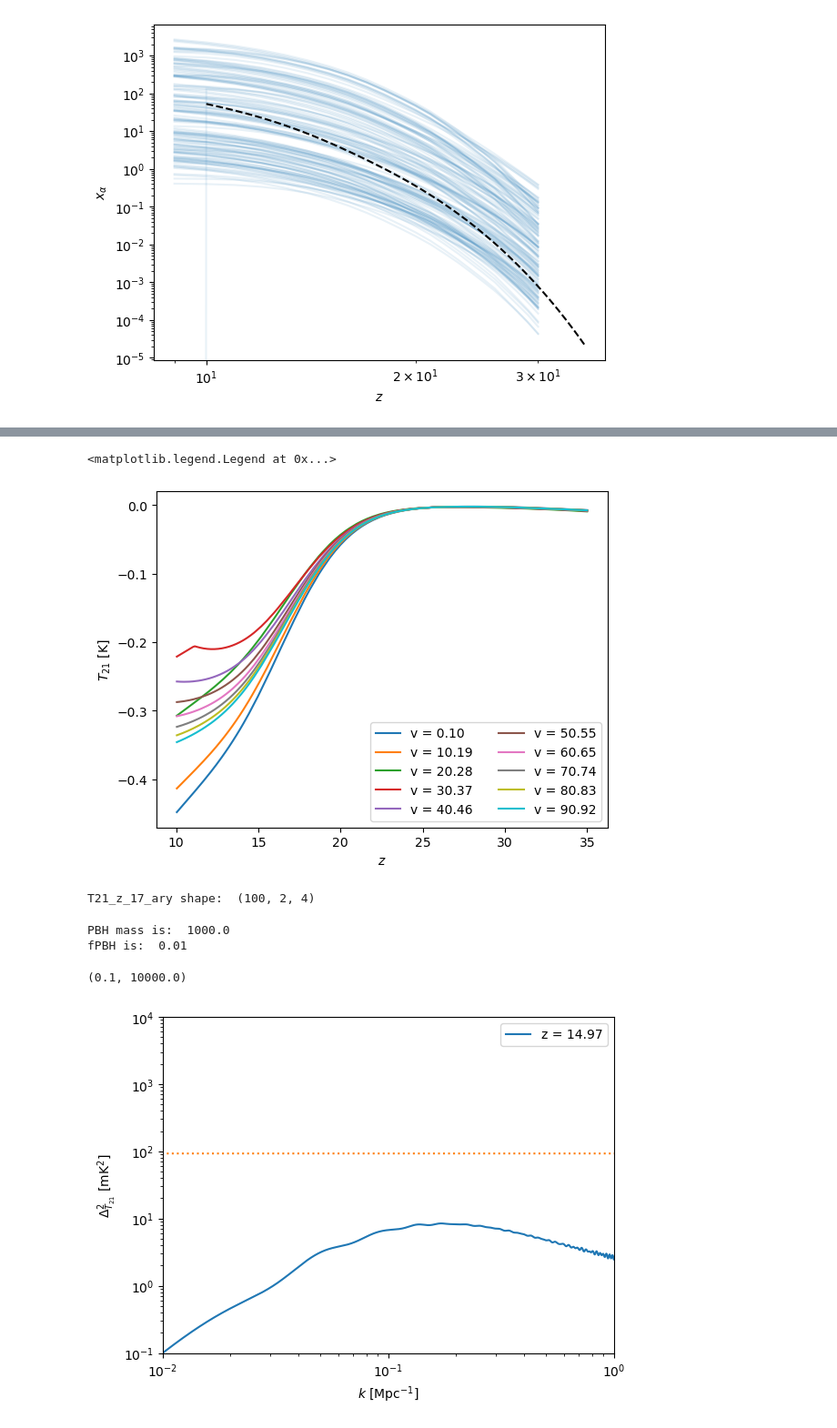
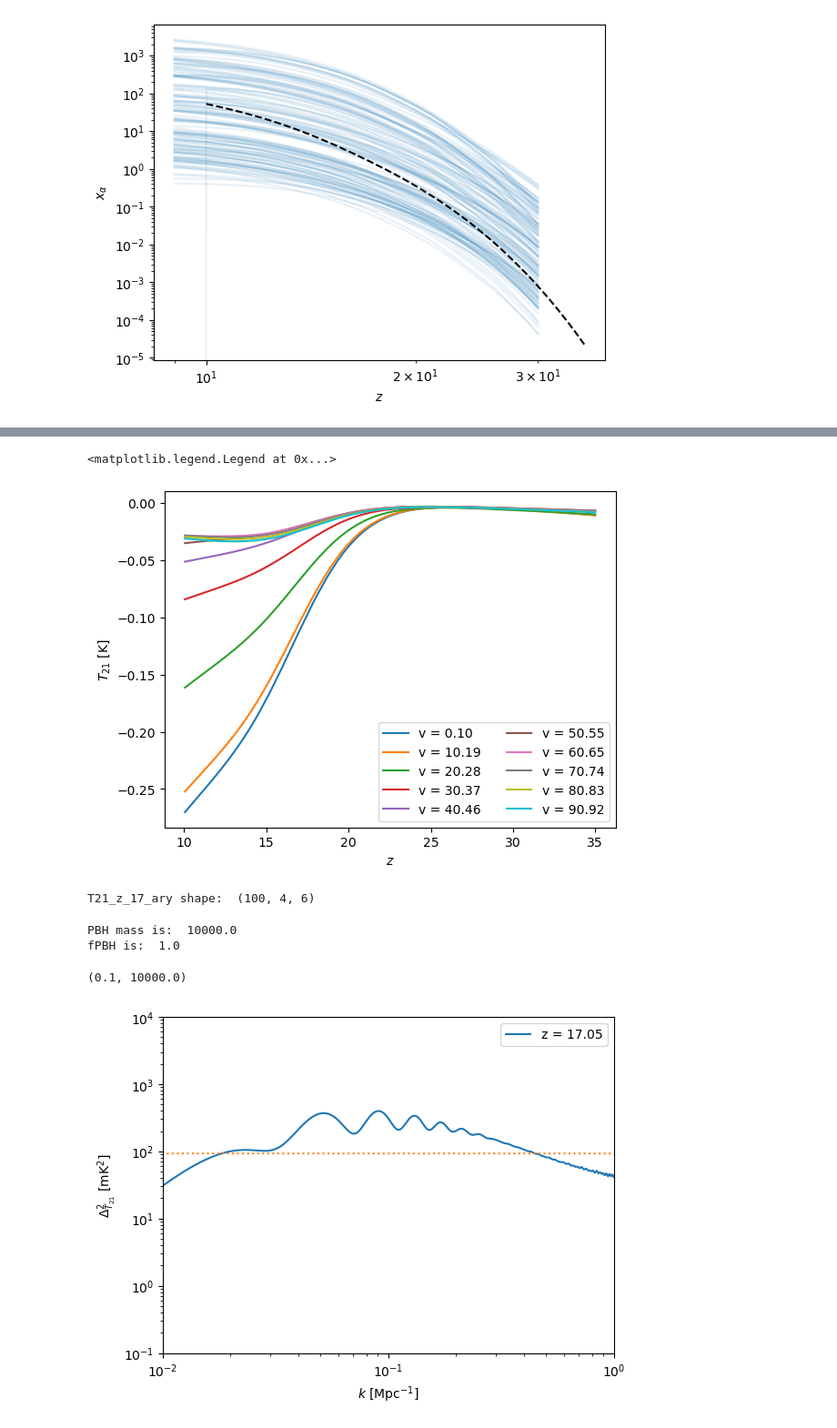
Before and after one commit to hongwanliu/millicharged_DM_with_bath, a Jupyter notebook: notebooks/PBH_dynamical_friction/PBH_21cm_signal.ipynb, the cells around one changed output, grey strips where cells are left out. Shown at 91% size. Cells and saved outputs as stored; diff of their text form; code cells hidden in the pictures.

```diff
--- a/notebooks/PBH_dynamical_friction/PBH_21cm_signal.ipynb
+++ b/notebooks/PBH_dynamical_friction/PBH_21cm_signal.ipynb
@@ -23,7 +23,7 @@ import fluctuations
 # %%
 %matplotlib inline
 # %%
-data = np.load('../../data/PBH_dynamical_friction/PBH/TGASVC.npz')
+data = np.load('../../data/PBH_dynamical_friction/PBH/TE.npz')
 # data = np.load('../../data/PBH_dynamical_friction/axion_miniclusters/TGASONE.npz')
 # %%
 # Tk_ary has dimensions mPBH x fPBH x vPBH x z
@@ -130,17 +130,17 @@ plt.ylabel(r'$T_{21}$ [K]')
 plt.legend(ncol=2)
 # %% [output]
 <matplotlib.legend.Legend at 0x...>
-[figure, old version]
+[figure, new version]
 # %%
 # Focus in only on z = 17.
-z_17_idx = np.abs(z_fin_ary - 15).argmin()
+z_17_idx = np.abs(z_fin_ary - 17).argmin()
 T21_z_17_ary = T21_ary[:, :, :, z_17_idx]
 # vPBH x mPBH x fPBH
 print('T21_z_17_ary shape: ', T21_z_17_ary.shape)
 T21_z_17_ary[np.isnan(T21_z_17_ary)] = 0.
 # print(T21_z_17_ary)
 # %% [output]
-T21_z_17_ary shape:  (100, 2, 4)
+T21_z_17_ary shape:  (100, 4, 6)
 # %%
 T21_fluc = fluctuations.Fluctuations(v_ary, T21_z_17_ary)
 # %%
@@ -150,29 +150,29 @@ k_ary, xi_fft_ary = T21_fluc.power_spec
 # %%
 plt.figure()
 
 plt.loglog()
 
 # 600: z = 15.59
 # 700: z = 13.18
 
 i = 0
-j = -4
+j = -1
 print('PBH mass is: ', data['mPBH'][i])
 print('fPBH is: ', data['fPBH'][j])
 
 plt.plot(k_ary, xi_fft_ary[:,i,j]*1e6, label=f'z = {z_fin_ary[z_17_idx]:.2f}')
 plt.plot(k_ary, 92.7*np.ones_like(k_ary), ':')
 
 plt.xlabel(r'$k$ [Mpc$^{-1}$]')
 plt.ylabel(r'$\Delta_{T_{21}}^2$ [mK$^{2}$]')
 
 plt.legend(ncol=2)
 
 plt.xlim(1e-2, 1)
 plt.ylim(1e-1, 1e4)
 # %% [output]
-PBH mass is:  1000.0
-fPBH is:  0.01
+PBH mass is:  10000.0
+fPBH is:  1.0
 (0.1, 10000.0)
-[figure, old version]
+[figure, new version]
 # %%
```
Also changed, not shown: parts of 5 cells of this notebook, 29 other files.
